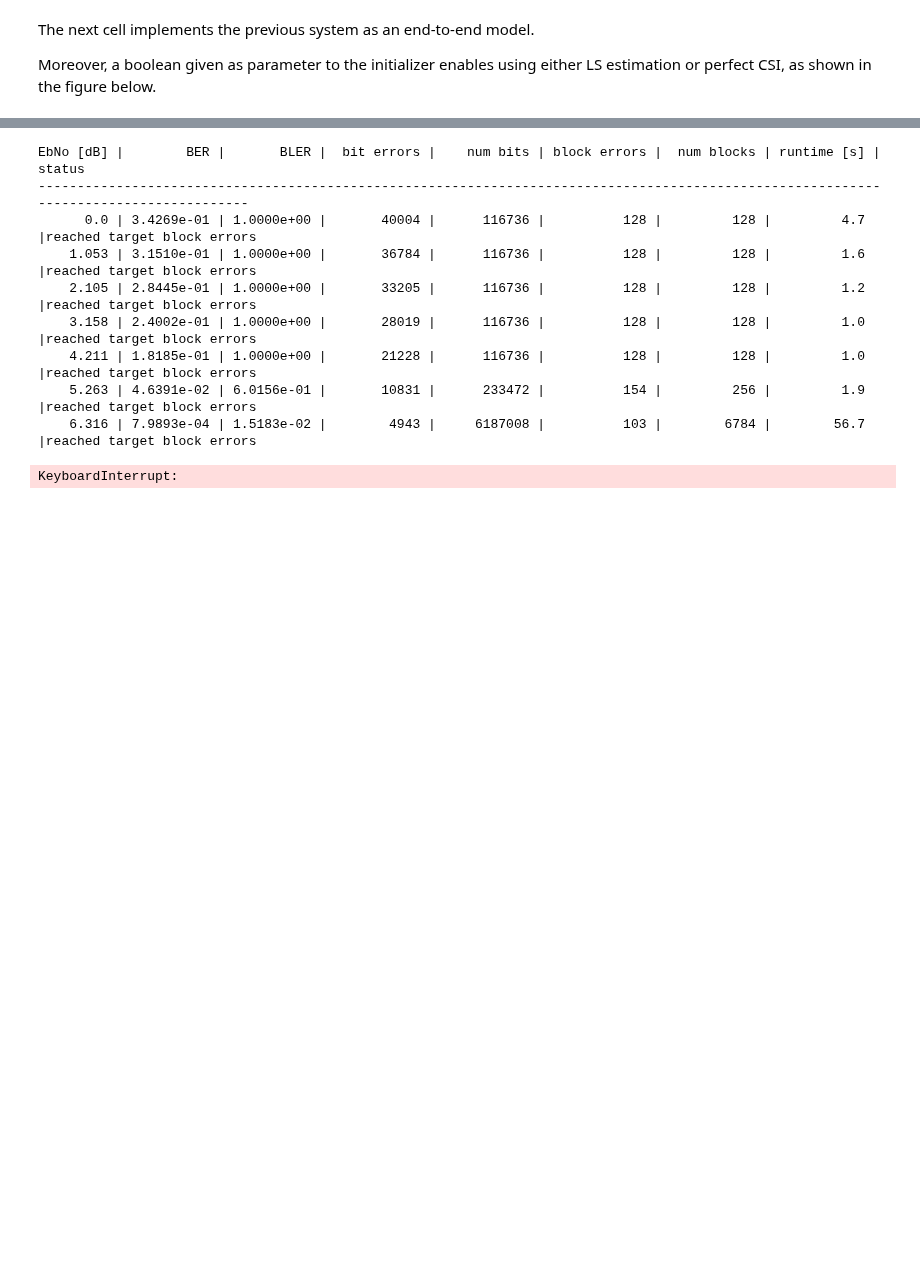
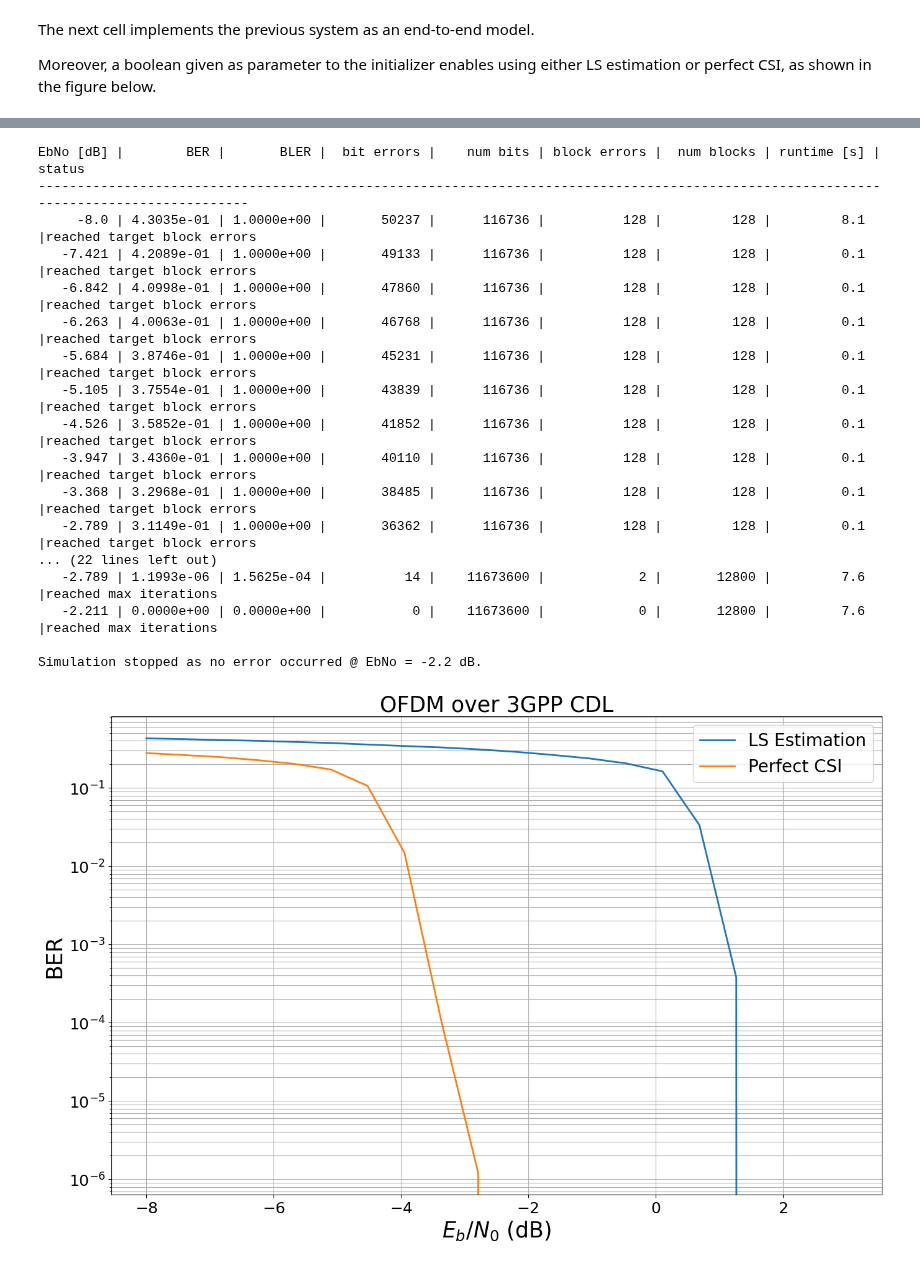
Before and after one commit to BhavanaDeva1995/Testing_Sionna, a Jupyter notebook: tutorials/phy/Sionna_tutorial_part3.ipynb, the cells around one changed output, grey strips where cells are left out. Saved outputs shown, nothing was run; the diff lists cells and outputs as text; code cells hidden in the pictures; blank space fills up the shorter version.

```diff
--- a/tutorials/phy/Sionna_tutorial_part3.ipynb
+++ b/tutorials/phy/Sionna_tutorial_part3.ipynb
@@ -69,6 +69,12 @@ from tensorflow.keras import Model
 
 # Set seed for reproducable results
 sn.phy.config.seed = 42
+
+batch_size = 10000
+n = 1000
+k = 500
+m = 4
+snr = 20
 # %% [markdown]
 ## OFDM Resource Grid and Stream Management
 # %% [markdown]
@@ -302,7 +308,7 @@ mapper = sn.phy.mapping.Mapper("qam", NUM_BITS_PER_SYMBOL)
 rg_mapper = sn.phy.ofdm.ResourceGridMapper(RESOURCE_GRID)
 
 # Frequency domain channel
-channel = sn.phy.channel.OFDMChannel(TDL, RESOURCE_GRID, add_awgn=True, normalize_channel=True, return_channel=True)
+channel = sn.phy.channel.OFDMChannel(CDL, RESOURCE_GRID, add_awgn=True, normalize_channel=True, return_channel=True)
 
 # The LS channel estimator will provide channel estimates and error variances
 ls_est = sn.phy.ofdm.LSChannelEstimator(RESOURCE_GRID, interpolation_type="nn")
@@ -395,7 +401,7 @@ class OFDMSystem(Model): # Inherits from Keras Model
         self.rg_mapper = sn.phy.ofdm.ResourceGridMapper(RESOURCE_GRID)
 
         # Frequency domain channel
-        self.channel = sn.phy.channel.OFDMChannel(TDL, RESOURCE_GRID, add_awgn=True, normalize_channel=True, return_channel=True)
+        self.channel = sn.phy.channel.OFDMChannel(CDL, RESOURCE_GRID, add_awgn=True, normalize_channel=True, return_channel=True)
 
         # The LS channel estimator will provide channel estimates and error variances
         self.ls_est = sn.phy.ofdm.LSChannelEstimator(RESOURCE_GRID, interpolation_type="nn")
@@ -433,40 +439,48 @@ class OFDMSystem(Model): # Inherits from Keras Model
 
         return bits, bits_hat
 # %%
-EBN0_DB_MIN = 0.0 # Minimum value of Eb/N0 [dB] for simulations
-EBN0_DB_MAX = 20.0 # Maximum value of Eb/N0 [dB] for simulations
+EBN0_DB_MIN = -8.0 # Minimum value of Eb/N0 [dB] for simulations
+EBN0_DB_MAX = 3.0 # Maximum value of Eb/N0 [dB] for simulations
 
-ber_plots = sn.phy.utils.PlotBER("OFDM over 3GPP TDL")
+ber_plots = sn.phy.utils.PlotBER("OFDM over 3GPP CDL")
 
 model_ls = OFDMSystem(False)
 ber_plots.simulate(model_ls,
                   ebno_dbs=np.linspace(EBN0_DB_MIN, EBN0_DB_MAX, 20),
                   batch_size=BATCH_SIZE,
                   num_target_block_errors=100, # simulate until 100 block errors occured
                   legend="LS Estimation",
                   soft_estimates=True,
                   max_mc_iter=100, # run 100 Monte-Carlo simulations (each with batch_size samples)
                   show_fig=False);
 
 model_pcsi = OFDMSystem(True)
 ber_plots.simulate(model_pcsi,
                   ebno_dbs=np.linspace(EBN0_DB_MIN, EBN0_DB_MAX, 20),
                   batch_size=BATCH_SIZE,
                   num_target_block_errors=100, # simulate until 100 block errors occured
                   legend="Perfect CSI",
                   soft_estimates=True,
                   max_mc_iter=100, # run 100 Monte-Carlo simulations (each with batch_size samples)
                   show_fig=False);
 
 ber_plots();
 # %% [output]
 EbNo [dB] |        BER |       BLER |  bit errors |    num bits | block errors |  num blocks | runtime [s] |    status
 ---------------------------------------------------------------------------------------------------------------------------------------
-      0.0 | 3.4269e-01 | 1.0000e+00 |       40004 |      116736 |          128 |         128 |         4.7 |reached target block errors
-    1.053 | 3.1510e-01 | 1.0000e+00 |       36784 |      116736 |          128 |         128 |         1.6 |reached target block errors
-    2.105 | 2.8445e-01 | 1.0000e+00 |       33205 |      116736 |          128 |         128 |         1.2 |reached target block errors
-    3.158 | 2.4002e-01 | 1.0000e+00 |       28019 |      116736 |          128 |         128 |         1.0 |reached target block errors
-    4.211 | 1.8185e-01 | 1.0000e+00 |       21228 |      116736 |          128 |         128 |         1.0 |reached target block errors
-    5.263 | 4.6391e-02 | 6.0156e-01 |       10831 |      233472 |          154 |         256 |         1.9 |reached target block errors
-    6.316 | 7.9893e-04 | 1.5183e-02 |        4943 |     6187008 |          103 |        6784 |        56.7 |reached target block errors
+     -8.0 | 4.3035e-01 | 1.0000e+00 |       50237 |      116736 |          128 |         128 |         8.1 |reached target block errors
+   -7.421 | 4.2089e-01 | 1.0000e+00 |       49133 |      116736 |          128 |         128 |         0.1 |reached target block errors
+   -6.842 | 4.0998e-01 | 1.0000e+00 |       47860 |      116736 |          128 |         128 |         0.1 |reached target block errors
+   -6.263 | 4.0063e-01 | 1.0000e+00 |       46768 |      116736 |          128 |         128 |         0.1 |reached target block errors
+   -5.684 | 3.8746e-01 | 1.0000e+00 |       45231 |      116736 |          128 |         128 |         0.1 |reached target block errors
+   -5.105 | 3.7554e-01 | 1.0000e+00 |       43839 |      116736 |          128 |         128 |         0.1 |reached target block errors
+   -4.526 | 3.5852e-01 | 1.0000e+00 |       41852 |      116736 |          128 |         128 |         0.1 |reached target block errors
+   -3.947 | 3.4360e-01 | 1.0000e+00 |       40110 |      116736 |          128 |         128 |         0.1 |reached target block errors
+   -3.368 | 3.2968e-01 | 1.0000e+00 |       38485 |      116736 |          128 |         128 |         0.1 |reached target block errors
+   -2.789 | 3.1149e-01 | 1.0000e+00 |       36362 |      116736 |          128 |         128 |         0.1 |reached target block errors
+... (22 lines left out)
+   -2.789 | 1.1993e-06 | 1.5625e-04 |          14 |    11673600 |            2 |       12800 |         7.6 |reached max iterations
+   -2.211 | 0.0000e+00 | 0.0000e+00 |           0 |    11673600 |            0 |       12800 |         7.6 |reached max iterations
+
+Simulation stopped as no error occurred @ EbNo = -2.2 dB.
-KeyboardInterrupt:
+[figure, added]
```
Also changed, not shown: parts of 4 cells of this notebook.
